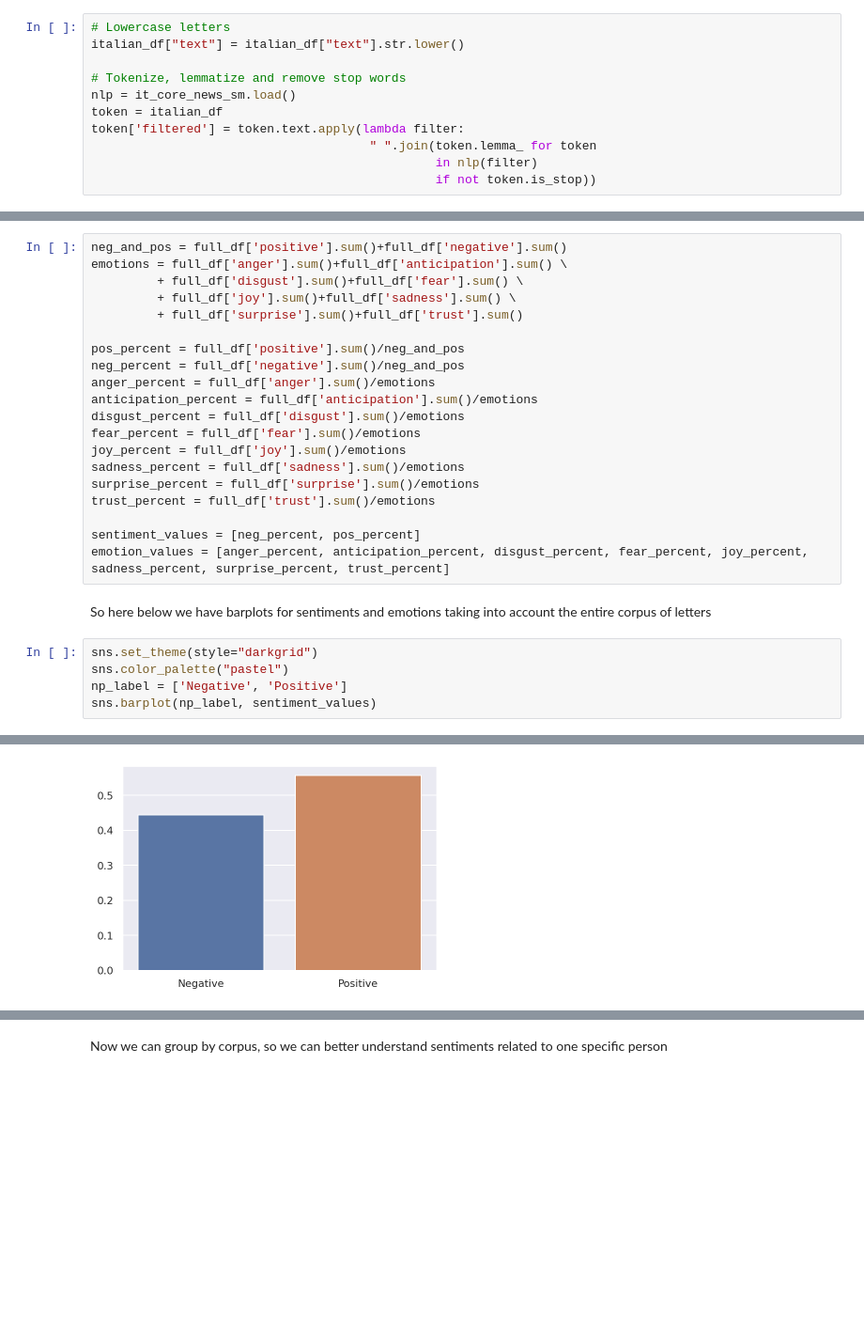
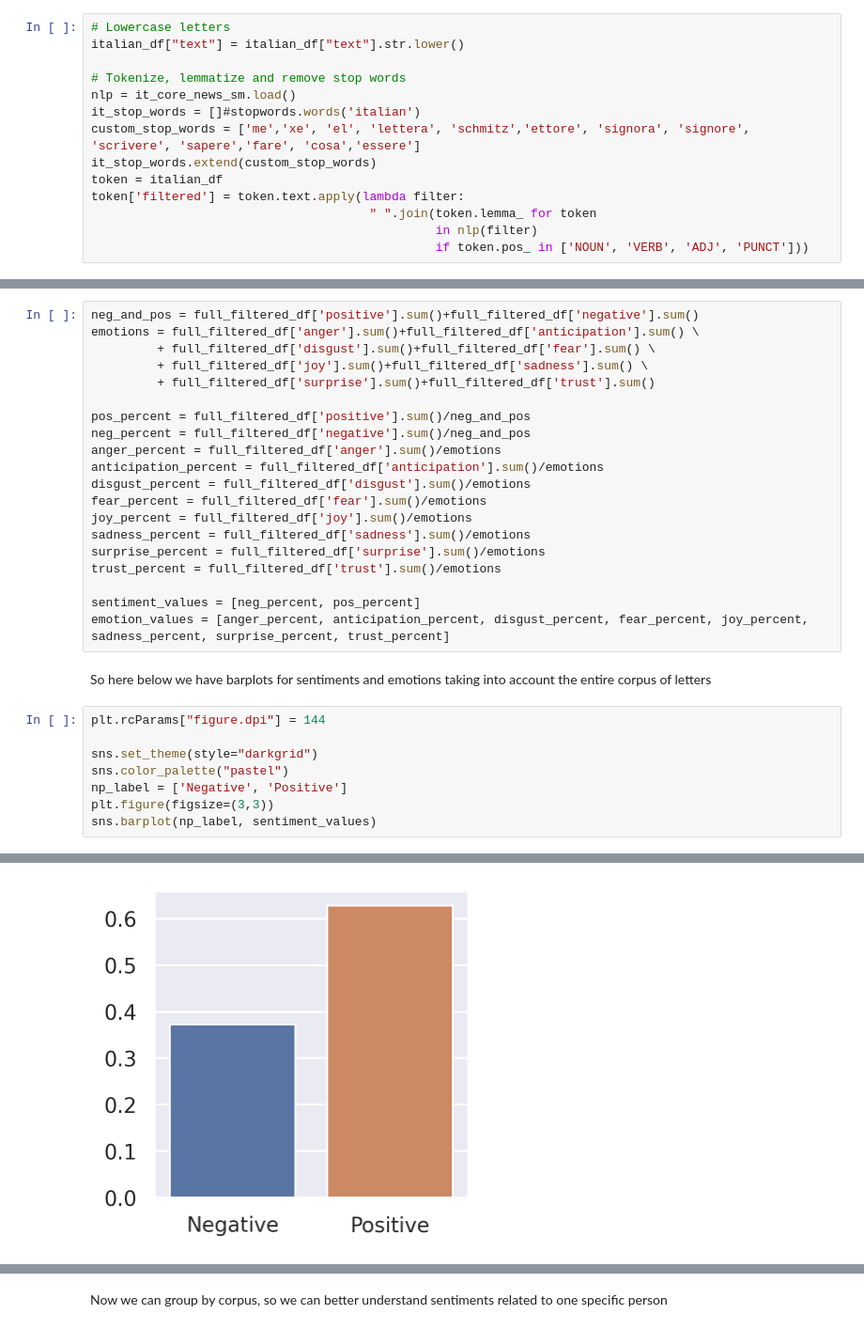
Before and after one commit to lykos273998/Svevo, a Jupyter notebook: ml_proj.ipynb, the cells around one changed output, grey strips where cells are left out. Shown at 94% size. Drawn from its saved outputs; the diff is of its cells as text; blank space fills up the shorter version.

```diff
--- a/ml_proj.ipynb
+++ b/ml_proj.ipynb
@@ -56,8 +39,11 @@ italian_df["text"] = italian_df["text"].str.lower()
 
 # Tokenize, lemmatize and remove stop words
 nlp = it_core_news_sm.load()
+it_stop_words = []#stopwords.words('italian')
+custom_stop_words = ['me','xe', 'el', 'lettera', 'schmitz','ettore', 'signora', 'signore', 'scrivere', 'sapere','fare', 'cosa','essere']
+it_stop_words.extend(custom_stop_words)
 token = italian_df
 token['filtered'] = token.text.apply(lambda filter:
                                       " ".join(token.lemma_ for token
                                                in nlp(filter)
-                                               if not token.is_stop))
+                                               if token.pos_ in ['NOUN', 'VERB', 'ADJ', 'PUNCT']))
@@ -202,34 +122,37 @@ full_df
 # %% [markdown]
 Now that we have merged original dataframes with emotions/sentiments associated to each letter, we can make some plots.
 # %%
-neg_and_pos = full_df['positive'].sum()+full_df['negative'].sum()
-emotions = full_df['anger'].sum()+full_df['anticipation'].sum() \
-         + full_df['disgust'].sum()+full_df['fear'].sum() \
-         + full_df['joy'].sum()+full_df['sadness'].sum() \
-         + full_df['surprise'].sum()+full_df['trust'].sum()
+neg_and_pos = full_filtered_df['positive'].sum()+full_filtered_df['negative'].sum()
+emotions = full_filtered_df['anger'].sum()+full_filtered_df['anticipation'].sum() \
+         + full_filtered_df['disgust'].sum()+full_filtered_df['fear'].sum() \
+         + full_filtered_df['joy'].sum()+full_filtered_df['sadness'].sum() \
+         + full_filtered_df['surprise'].sum()+full_filtered_df['trust'].sum()
 
-pos_percent = full_df['positive'].sum()/neg_and_pos
-neg_percent = full_df['negative'].sum()/neg_and_pos
-anger_percent = full_df['anger'].sum()/emotions
-anticipation_percent = full_df['anticipation'].sum()/emotions
-disgust_percent = full_df['disgust'].sum()/emotions
-fear_percent = full_df['fear'].sum()/emotions
-joy_percent = full_df['joy'].sum()/emotions
-sadness_percent = full_df['sadness'].sum()/emotions
-surprise_percent = full_df['surprise'].sum()/emotions
-trust_percent = full_df['trust'].sum()/emotions
+pos_percent = full_filtered_df['positive'].sum()/neg_and_pos
+neg_percent = full_filtered_df['negative'].sum()/neg_and_pos
+anger_percent = full_filtered_df['anger'].sum()/emotions
+anticipation_percent = full_filtered_df['anticipation'].sum()/emotions
+disgust_percent = full_filtered_df['disgust'].sum()/emotions
+fear_percent = full_filtered_df['fear'].sum()/emotions
+joy_percent = full_filtered_df['joy'].sum()/emotions
+sadness_percent = full_filtered_df['sadness'].sum()/emotions
+surprise_percent = full_filtered_df['surprise'].sum()/emotions
+trust_percent = full_filtered_df['trust'].sum()/emotions
 
 sentiment_values = [neg_percent, pos_percent]
 emotion_values = [anger_percent, anticipation_percent, disgust_percent, fear_percent, joy_percent, sadness_percent, surprise_percent, trust_percent]
 # %% [markdown]
 So here below we have barplots for sentiments and emotions taking into account the entire corpus of letters
 # %%
+plt.rcParams["figure.dpi"] = 144
+
 sns.set_theme(style="darkgrid")
 sns.color_palette("pastel")
 np_label = ['Negative', 'Positive']
+plt.figure(figsize=(3,3))
 sns.barplot(np_label, sentiment_values)
 # %% [output]
 <matplotlib.axes._subplots.AxesSubplot at 0x...>
-[figure, old version]
+[figure, new version]
 # %%
 emo_label = ['Anger', 'Anticipation', 'Disgust', 'Fear', 'Joy','Sadness','Surprise','Trust']
```
Also changed, not shown: parts of 20 cells of this notebook.
